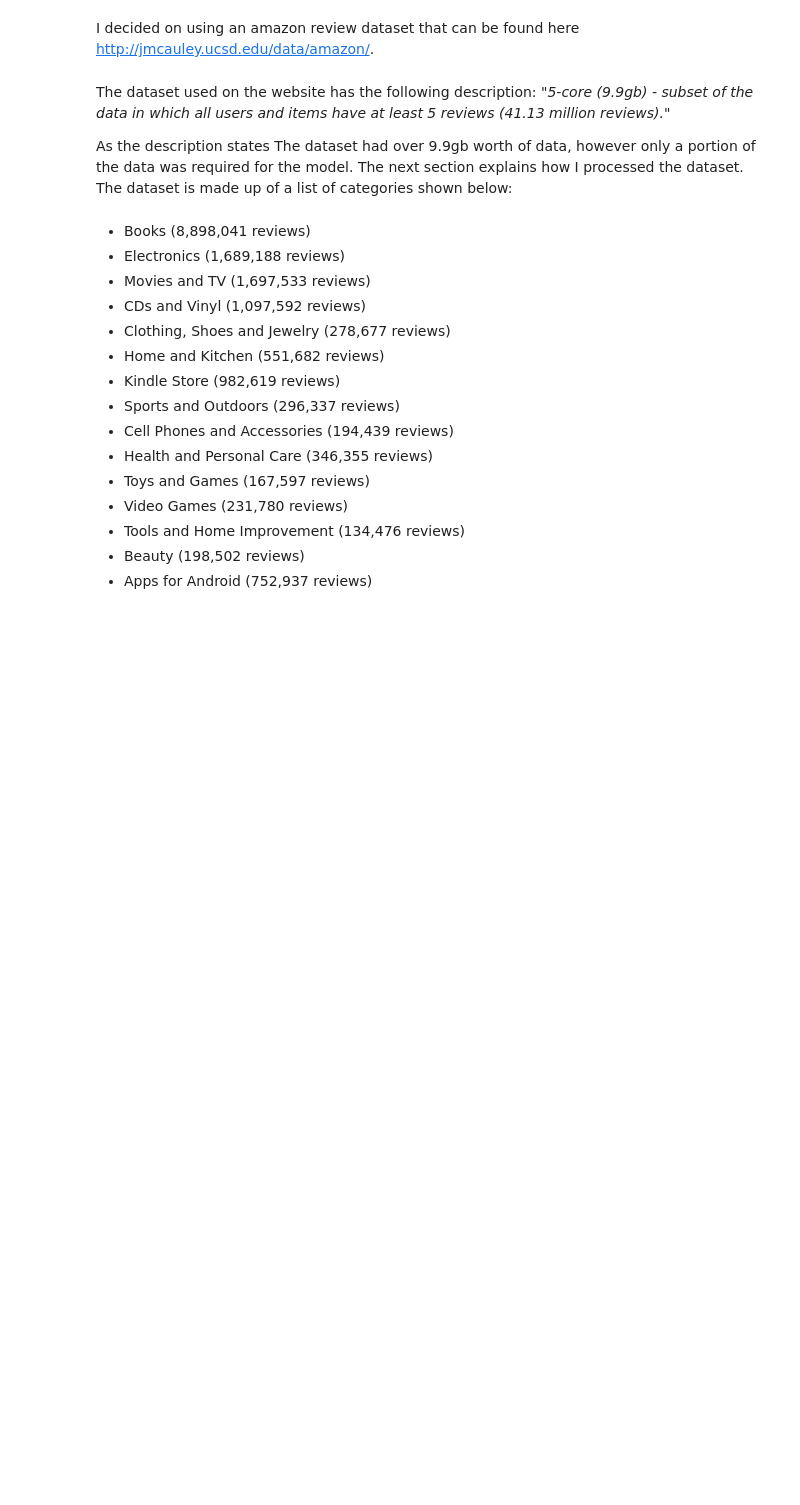
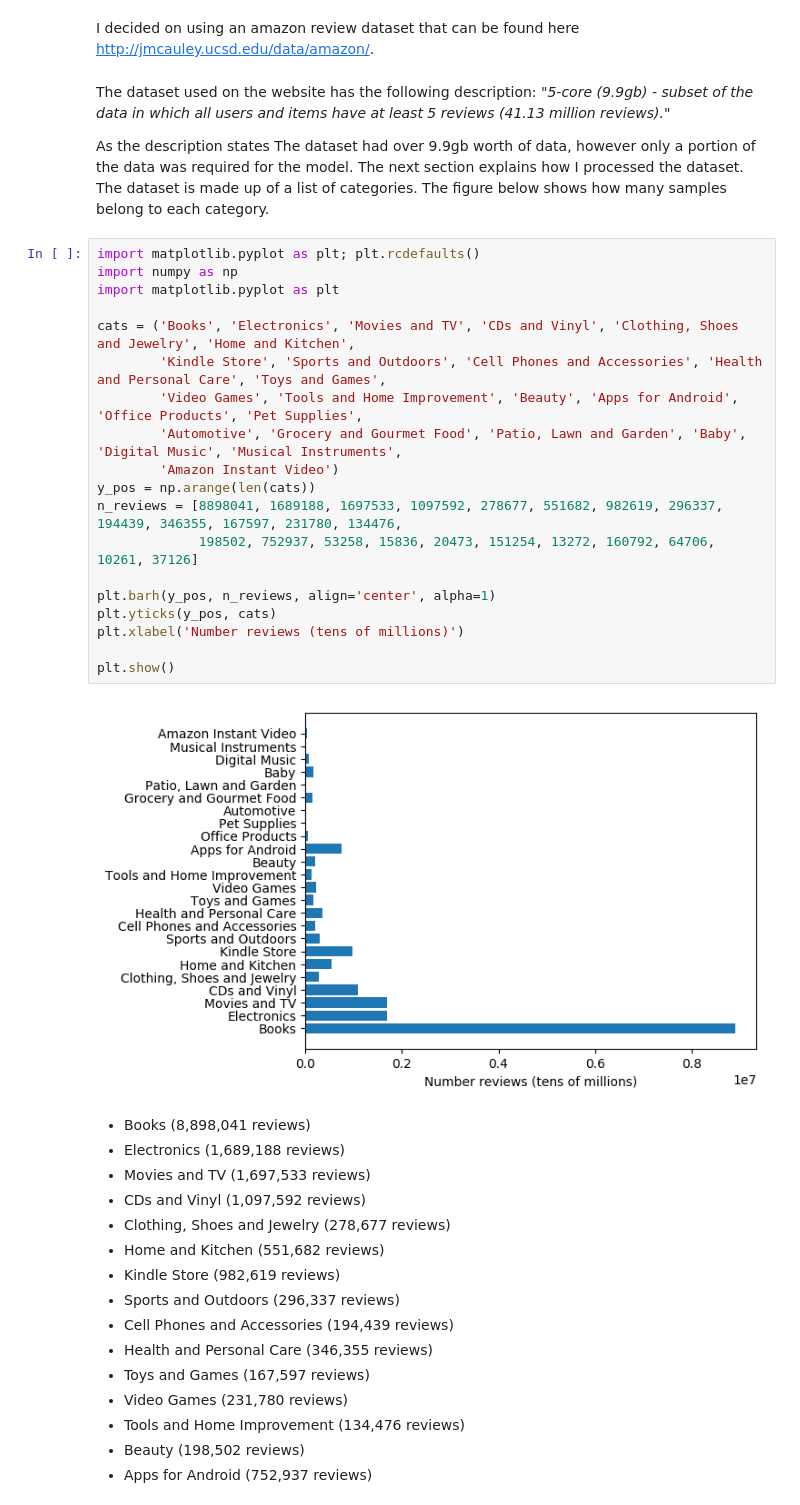
Before and after one commit to knuddj1/Sentiment-Analysis, a Jupyter notebook: recap stuff/semester_recap.ipynb, the cells around one changed output. Drawn from its saved outputs; the diff is of its cells as text; blank space fills up the shorter version.

```diff
--- a/recap stuff/semester_recap.ipynb
+++ b/recap stuff/semester_recap.ipynb
@@ -14,7 +14,28 @@ My first task was to obtain a dataset (or combination of datasets) that containe
 The dataset used on the website has the following description:
 <i>"5-core (9.9gb) - subset of the data in which all users and items have at least 5 reviews (41.13 million reviews)."</i>
 
-As the description states The dataset had over 9.9gb worth of data, however only a portion of the data was required for the model. The next section explains how I processed the dataset. The dataset is made up of a list of categories shown below:
+As the description states The dataset had over 9.9gb worth of data, however only a portion of the data was required for the model. The next section explains how I processed the dataset. The dataset is made up of a list of categories. The figure below shows how many samples belong to each category.
+# %%
+import matplotlib.pyplot as plt; plt.rcdefaults()
+import numpy as np
+import matplotlib.pyplot as plt
+
+cats = ('Books', 'Electronics', 'Movies and TV', 'CDs and Vinyl', 'Clothing, Shoes and Jewelry', 'Home and Kitchen',
+        'Kindle Store', 'Sports and Outdoors', 'Cell Phones and Accessories', 'Health and Personal Care', 'Toys and Games',
+        'Video Games', 'Tools and Home Improvement', 'Beauty', 'Apps for Android', 'Office Products', 'Pet Supplies',
+        'Automotive', 'Grocery and Gourmet Food', 'Patio, Lawn and Garden', 'Baby', 'Digital Music', 'Musical Instruments',
+        'Amazon Instant Video')
+y_pos = np.arange(len(cats))
+n_reviews = [8898041, 1689188, 1697533, 1097592, 278677, 551682, 982619, 296337, 194439, 346355, 167597, 231780, 134476,
+             198502, 752937, 53258, 15836, 20473, 151254, 13272, 160792, 64706, 10261, 37126]
+
+plt.barh(y_pos, n_reviews, align='center', alpha=1)
+plt.yticks(y_pos, cats)
+plt.xlabel('Number reviews (tens of millions)')
+
+plt.show()
+# %% [output]
+[figure, added]
 # %% [markdown]
 - Books (8,898,041 reviews)
 - Electronics (1,689,188 reviews)
```
Also changed, not shown: parts of 8 cells of this notebook.
